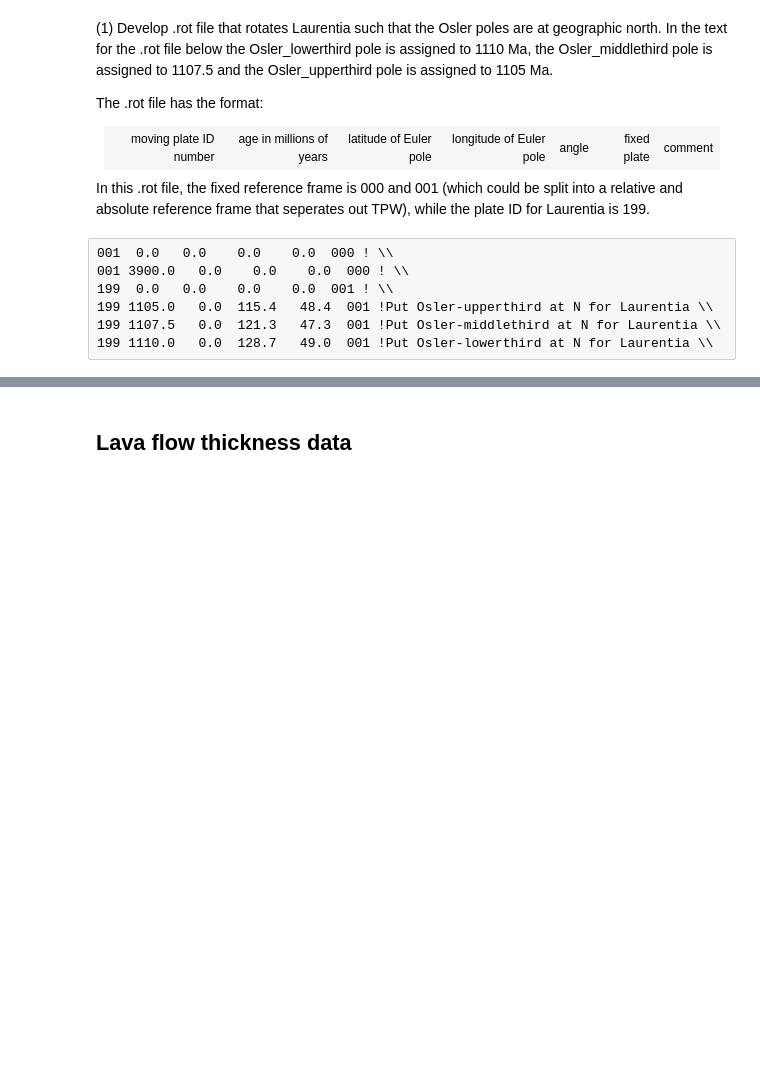
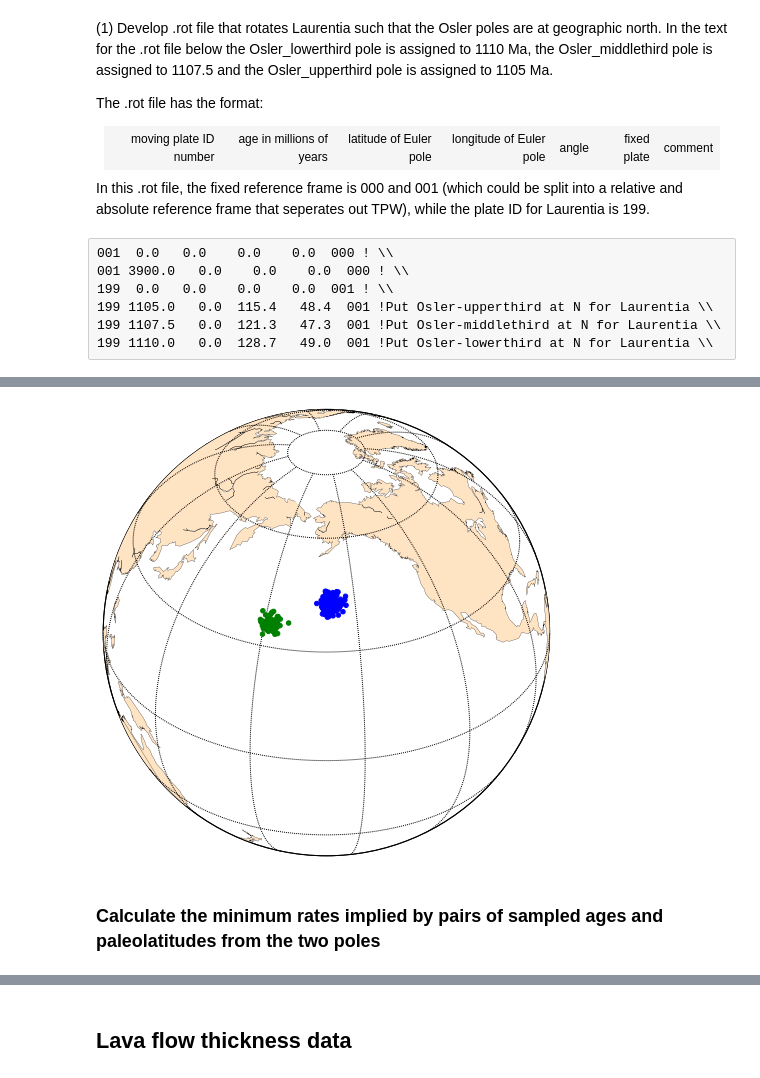
Before and after one commit to Swanson-Hysell/2014_Swanson-Hysell-et-al_Osler, a Jupyter notebook: 2014_Osler_Code/2014_Osler_Data_Analysis.ipynb, the cells around one changed output, grey strips where cells are left out. Drawn from its saved outputs; the diff is of its cells as text; code cells hidden in the pictures; blank space fills up the shorter version.

```diff
--- a/2014_Osler_Code/2014_Osler_Data_Analysis.ipynb
+++ b/2014_Osler_Code/2014_Osler_Data_Analysis.ipynb
@@ -763,0 +876,15 @@ In this .rot file, the fixed reference frame is 000 and 001 (which could be spli
+# %%
+plt.figure(figsize=(8, 8))
+m = Basemap(projection='ortho',lat_0=35,lon_0=200,resolution='c',area_thresh=50000)
+m.drawcoastlines(linewidth=0.25)
+m.fillcontinents(color='bisque',lake_color='white',zorder=1)
+m.drawmapboundary(fill_color='white')
+m.drawmeridians(np.arange(0,360,30))
+m.drawparallels(np.arange(-90,90,30))
+
+IPmag.vgpplot(m,pole1_MCpole_long,pole1_MCpole_lat,color='b')
+IPmag.vgpplot(m,pole2_MCpole_long,pole2_MCpole_lat,color='g')
+# %% [output]
+[figure, added]
+# %% [markdown]
+### Calculate the minimum rates implied by pairs of sampled ages and paleolatitudes from the two poles
```
Also changed, not shown: parts of 30 cells of this notebook, 2 other files.
